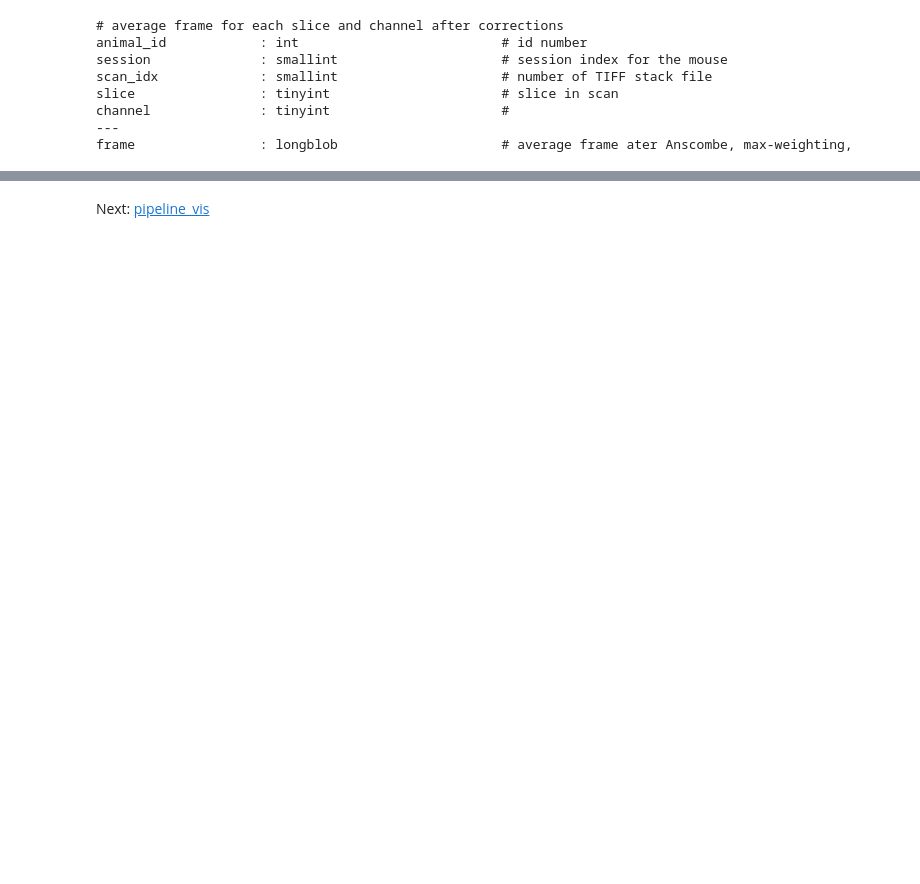
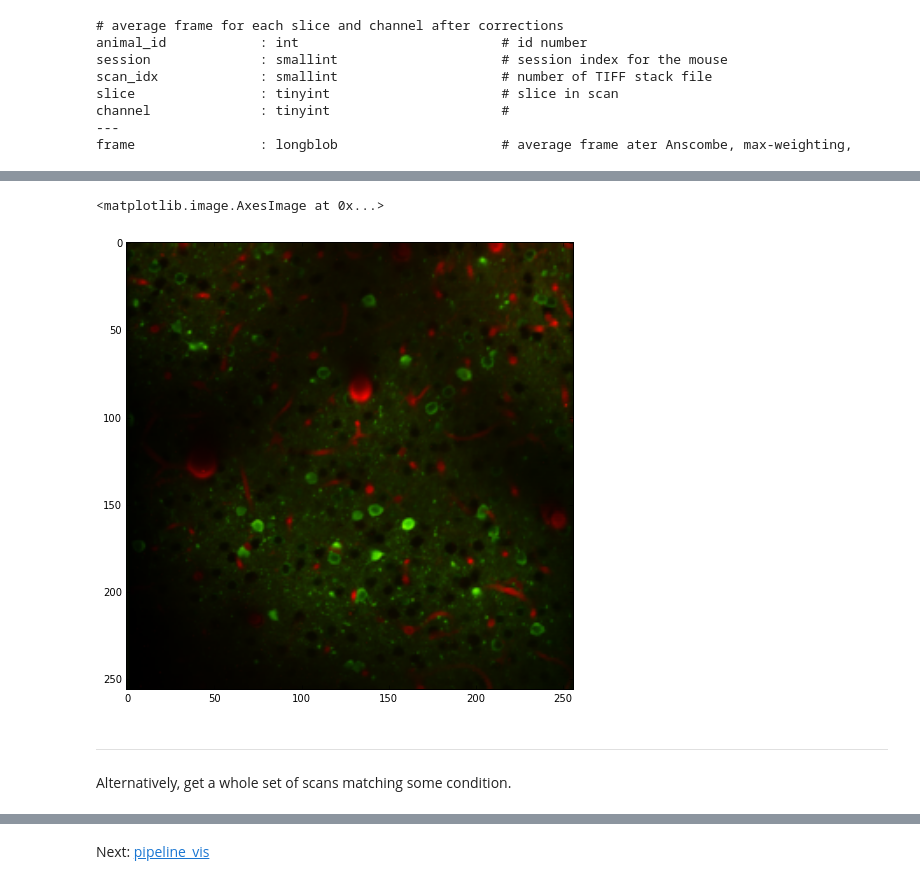
Before and after one commit to cajal/pipeline, a Jupyter notebook: jupyter/notebooks/pipeline_preprocess.ipynb, the cells around one changed output, grey strips where cells are left out. Saved outputs shown, nothing was run; the diff lists cells and outputs as text; code cells hidden in the pictures; blank space fills up the shorter version.

```diff
--- a/jupyter/notebooks/pipeline_preprocess.ipynb
+++ b/jupyter/notebooks/pipeline_preprocess.ipynb
@@ -66,0 +61,3 @@ These may be used in restrictions.  Let's plot average frames for the second ent
+# %%
+frames = preprocess.Prepare.GalvoAverageFrame() & dict(animal_id=8623, slice=3, scan_idx=6)
+frames
@@ -66,0 +70,14 @@ These may be used in restrictions.  Let's plot average frames for the second ent
+# %%
+# fetch data
+g, r = frames.fetch.order_by('channel')['frame']
+
+# plot data
+normalize = lambda x: (x - x.min())/(x.max()-x.min())
+plt.imshow(np.stack(
+        [normalize(r), normalize(g), np.zeros_like(r)], 2))
+# %% [output]
+<matplotlib.image.AxesImage at 0x...>
+[figure, added]
+# %% [markdown]
+---
+Alternatively, get a whole set of scans matching some condition.
```
Also changed, not shown: parts of 33 cells of this notebook, 7 other files.
